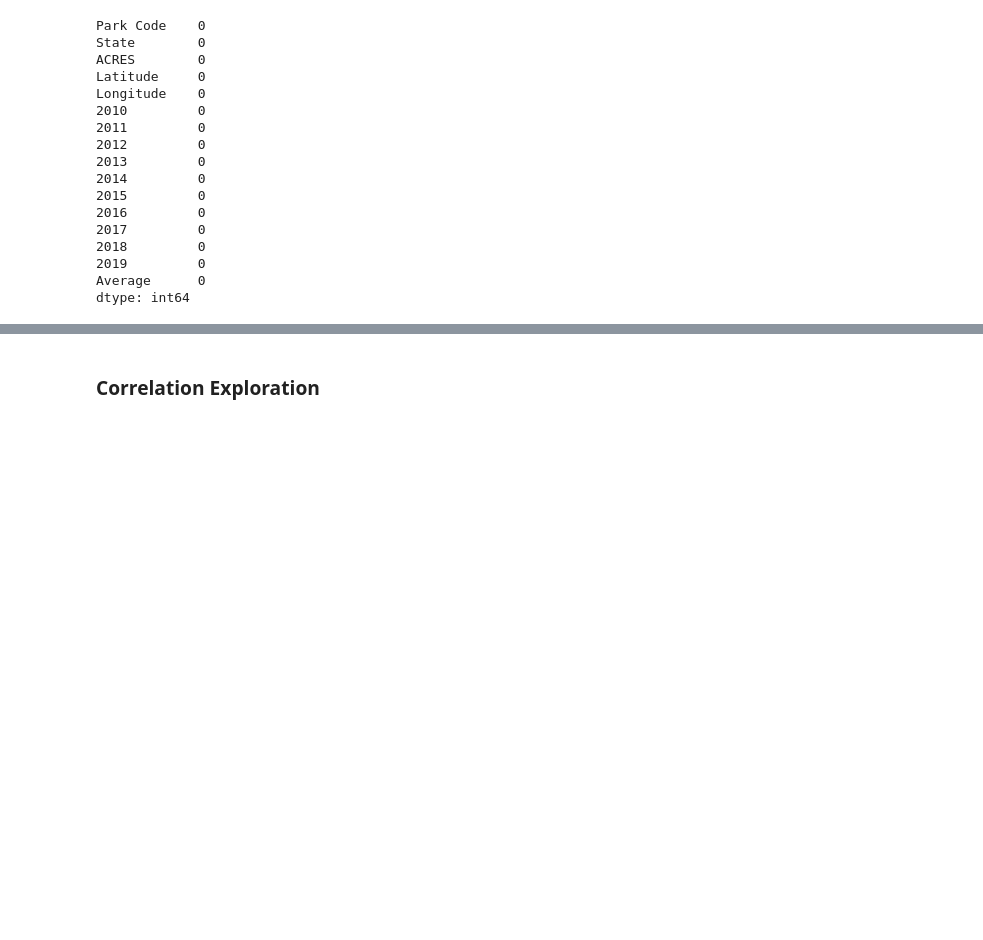
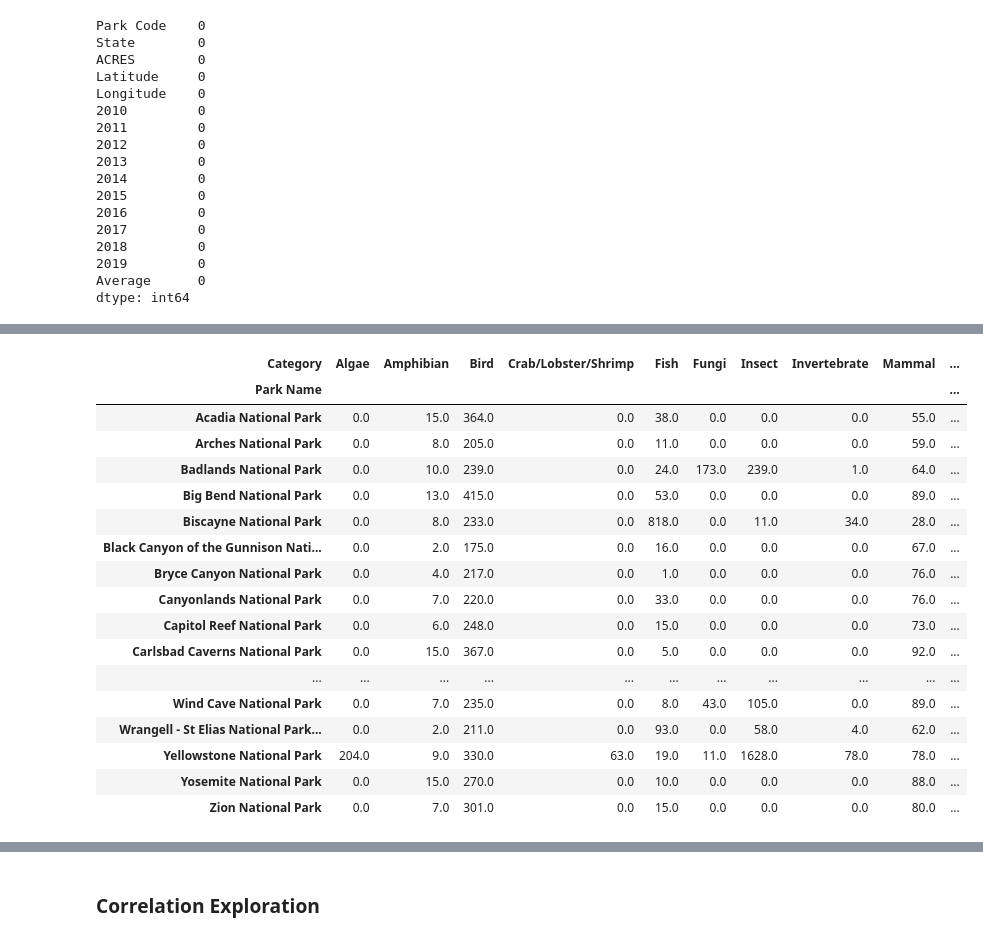
Before and after one commit to holleyvoegtle/Biodiversity_Analysis, a Jupyter notebook: machine-learning/Biodiversity_MachineLearning.ipynb, the cells around one changed output, grey strips where cells are left out. Saved outputs shown, nothing was run; the diff lists cells and outputs as text; code cells hidden in the pictures; blank space fills up the shorter version.

```diff
--- a/machine-learning/Biodiversity_MachineLearning.ipynb
+++ b/machine-learning/Biodiversity_MachineLearning.ipynb
@@ -407,0 +515,28 @@ biodiversity_clean_df.head()
+# %%
+#Reshape dataframe and re-index to merge with main dataframe
+categories_df = species_categories_grouped.pivot(index='Park Name', columns='Category')
+categories_df.columns = categories_df.columns.droplevel()
+categories_df
+
+#Replace NaN with 0
+categories_df = categories_df.replace(np.nan,0)
+categories_df
+# %% [output]
+| Category | Algae | Amphibian | Bird | Crab/Lobster/Shrimp | Fish | Fungi | Insect | Invertebrate | Mammal | ... |
+| Park Name |  |  |  |  |  |  |  |  |  | ... |
+| Acadia National Park | 0.0 | 15.0 | 364.0 | 0.0 | 38.0 | 0.0 | 0.0 | 0.0 | 55.0 | ... |
+| Arches National Park | 0.0 | 8.0 | 205.0 | 0.0 | 11.0 | 0.0 | 0.0 | 0.0 | 59.0 | ... |
+| Badlands National Park | 0.0 | 10.0 | 239.0 | 0.0 | 24.0 | 173.0 | 239.0 | 1.0 | 64.0 | ... |
+| Big Bend National Park | 0.0 | 13.0 | 415.0 | 0.0 | 53.0 | 0.0 | 0.0 | 0.0 | 89.0 | ... |
+| Biscayne National Park | 0.0 | 8.0 | 233.0 | 0.0 | 818.0 | 0.0 | 11.0 | 34.0 | 28.0 | ... |
+| Black Canyon of the Gunnison Nati... | 0.0 | 2.0 | 175.0 | 0.0 | 16.0 | 0.0 | 0.0 | 0.0 | 67.0 | ... |
+| Bryce Canyon National Park | 0.0 | 4.0 | 217.0 | 0.0 | 1.0 | 0.0 | 0.0 | 0.0 | 76.0 | ... |
+| Canyonlands National Park | 0.0 | 7.0 | 220.0 | 0.0 | 33.0 | 0.0 | 0.0 | 0.0 | 76.0 | ... |
+| Capitol Reef National Park | 0.0 | 6.0 | 248.0 | 0.0 | 15.0 | 0.0 | 0.0 | 0.0 | 73.0 | ... |
+| Carlsbad Caverns National Park | 0.0 | 15.0 | 367.0 | 0.0 | 5.0 | 0.0 | 0.0 | 0.0 | 92.0 | ... |
+| ... | ... | ... | ... | ... | ... | ... | ... | ... | ... | ... |
+| Wind Cave National Park | 0.0 | 7.0 | 235.0 | 0.0 | 8.0 | 43.0 | 105.0 | 0.0 | 89.0 | ... |
+| Wrangell - St Elias National Park... | 0.0 | 2.0 | 211.0 | 0.0 | 93.0 | 0.0 | 58.0 | 4.0 | 62.0 | ... |
+| Yellowstone National Park | 204.0 | 9.0 | 330.0 | 63.0 | 19.0 | 11.0 | 1628.0 | 78.0 | 78.0 | ... |
+| Yosemite National Park | 0.0 | 15.0 | 270.0 | 0.0 | 10.0 | 0.0 | 0.0 | 0.0 | 88.0 | ... |
+| Zion National Park | 0.0 | 7.0 | 301.0 | 0.0 | 15.0 | 0.0 | 0.0 | 0.0 | 80.0 | ... |
```
Also changed, not shown: parts of 39 cells of this notebook.
